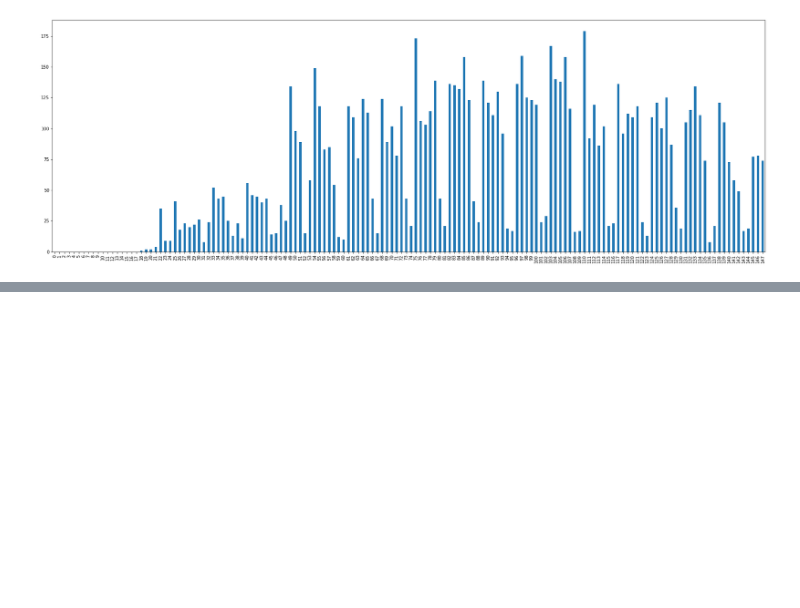
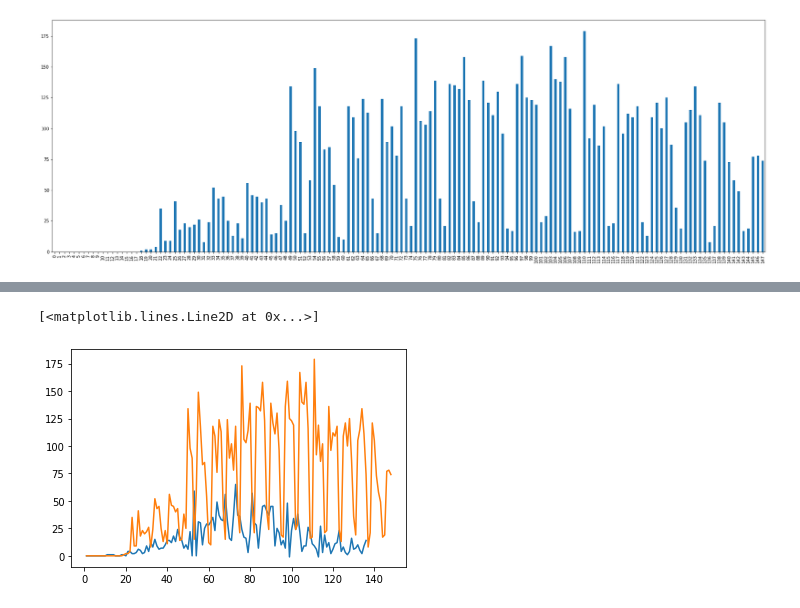
Before and after one commit to mathlimma/data-science-project-1, a Jupyter notebook: covid19.ipynb, the cells around one changed output, grey strips where cells are left out. Cells and saved outputs as stored; diff of their text form; code cells hidden in the pictures; blank space fills up the shorter version.

```diff
--- a/covid19.ipynb
+++ b/covid19.ipynb
@@ -91,0 +98,6 @@ covidSP['deaths_per_day'].plot(kind="bar", figsize=(30,10))
+# %%
+plt.plot(covidRecife['order_for_place'], covidRecife['deaths_per_day'], label="line 1")
+plt.plot(covidSP['order_for_place'], covidSP['deaths_per_day'], label="line 2")
+# %% [output]
+[<matplotlib.lines.Line2D at 0x...>]
+[figure, added]
```
Also changed, not shown: parts of 3 cells of this notebook, 1 other file.
